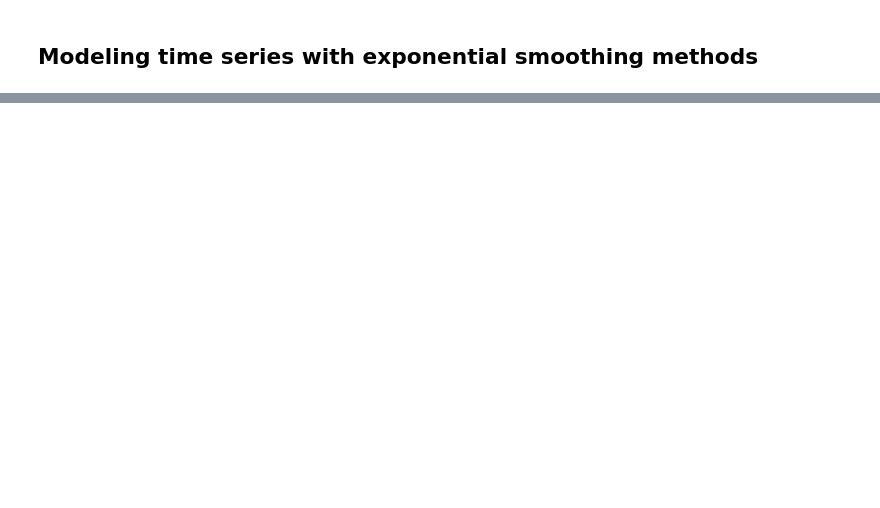
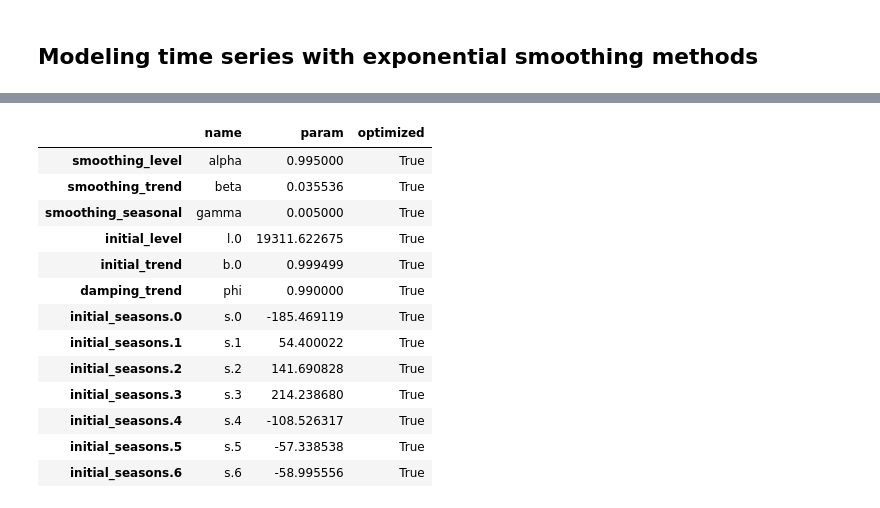
Before and after one commit to AmirGhnbr/statistical_time_series_analysis, a Jupyter notebook: statistical_time_series_analysis.ipynb, the cells around one changed output, grey strips where cells are left out. Cells and saved outputs as stored; diff of their text form; code cells hidden in the pictures; blank space fills up the shorter version.

```diff
--- a/statistical_time_series_analysis.ipynb
+++ b/statistical_time_series_analysis.ipynb
@@ -277,0 +399,17 @@ from statsmodels.tsa.holtwinters import (ExponentialSmoothing,
+# %%
+hw_2.params_formatted
+# %% [output]
+|  | name | param | optimized |
+| smoothing_level | alpha | 0.995000 | True |
+| smoothing_trend | beta | 0.035536 | True |
+| smoothing_seasonal | gamma | 0.005000 | True |
+| initial_level | l.0 | 19311.622675 | True |
+| initial_trend | b.0 | 0.999499 | True |
+| damping_trend | phi | 0.990000 | True |
+| initial_seasons.0 | s.0 | -185.469119 | True |
+| initial_seasons.1 | s.1 | 54.400022 | True |
+| initial_seasons.2 | s.2 | 141.690828 | True |
+| initial_seasons.3 | s.3 | 214.238680 | True |
+| initial_seasons.4 | s.4 | -108.526317 | True |
+| initial_seasons.5 | s.5 | -57.338538 | True |
+| initial_seasons.6 | s.6 | -58.995556 | True |
```
Also changed, not shown: parts of 26 cells of this notebook.
